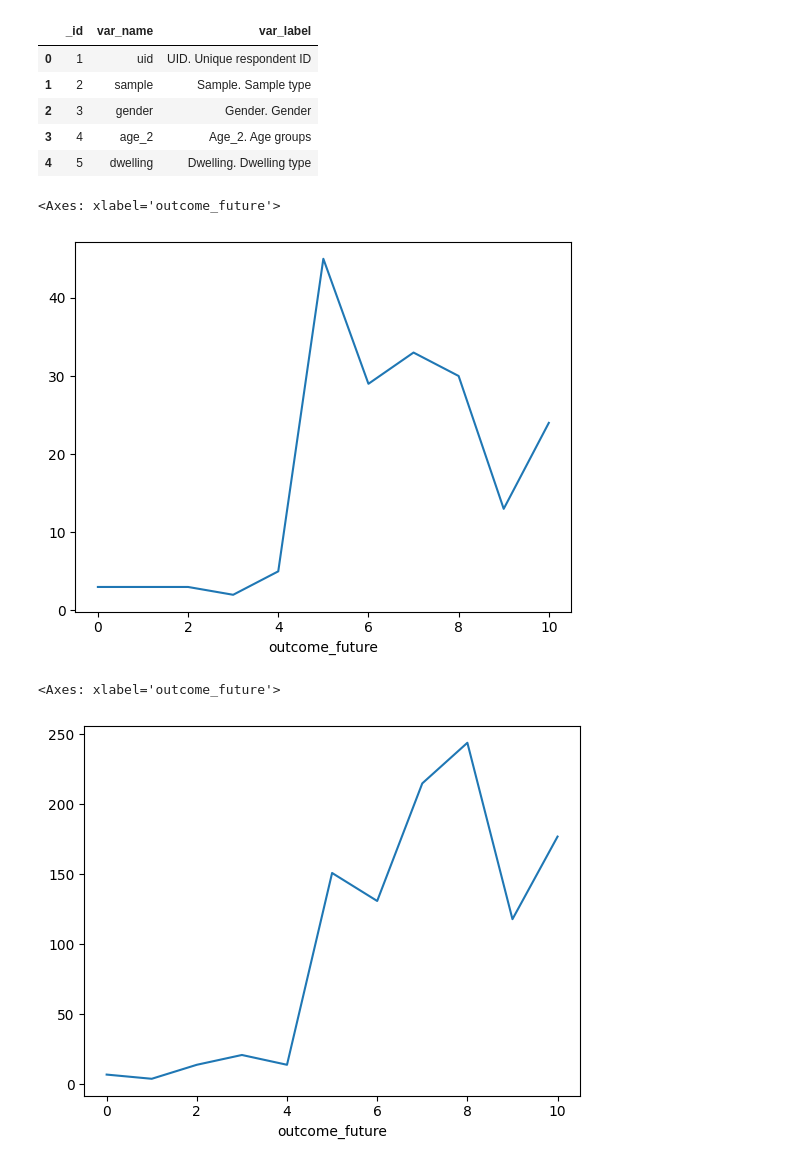
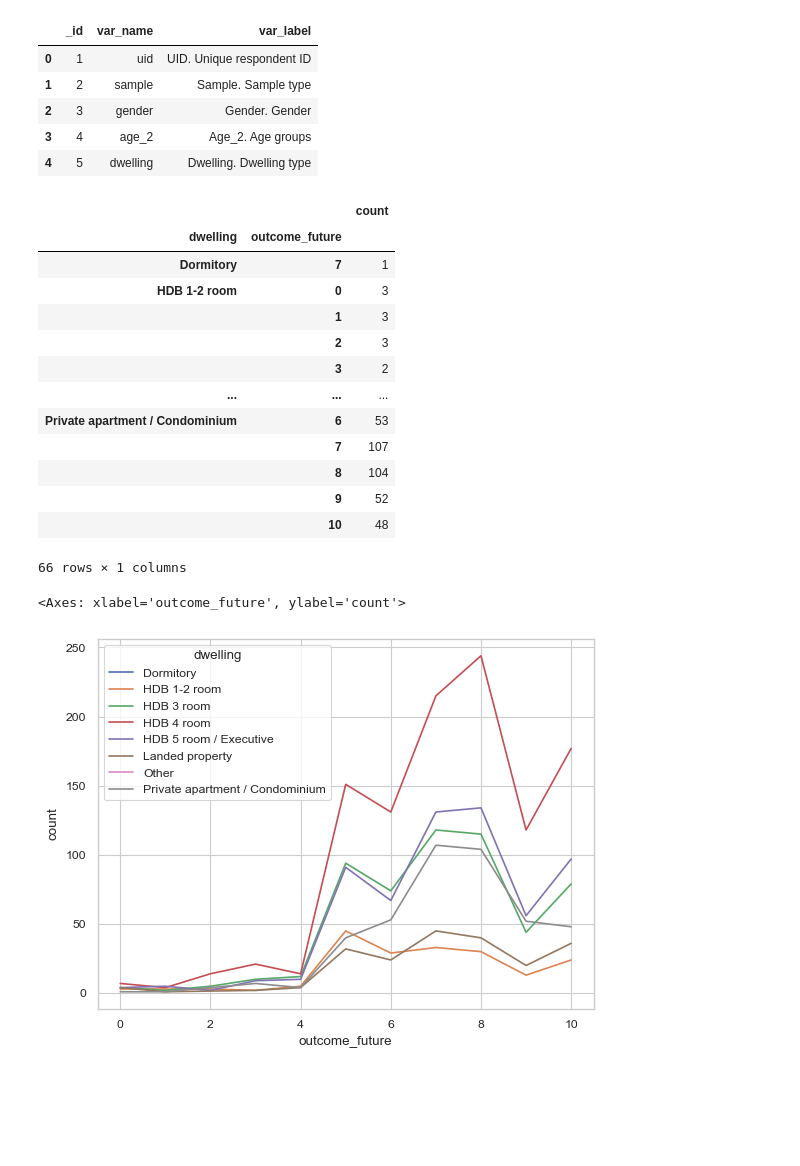
Before and after one commit to lesterlxy/JDE_interim, a Jupyter notebook: socialvalues.ipynb, the cells around one changed output. Cells and saved outputs as stored; diff of their text form; code cells hidden in the pictures; blank space fills up the shorter version.

Commit message:
add visualizations

```diff
--- a/socialvalues.ipynb
+++ b/socialvalues.ipynb
@@ -58,14 +118,27 @@ df["outcome_future"] = df["outcome_future"].astype(int)
 # %%
-response = df[["dwelling", "outcome_future"]].value_counts(sort=False)
-response["HDB 1-2 room"].plot()
+df_plot = df[["dwelling", "outcome_future"]].value_counts(sort=False)
+df_plot = pd.DataFrame(df_plot)
+df_plot
 # %% [output]
+|  |  | count |
+| dwelling | outcome_future |  |
+| Dormitory | 7 | 1 |
+| HDB 1-2 room | 0 | 3 |
+|  | 1 | 3 |
+|  | 2 | 3 |
+|  | 3 | 2 |
+| ... | ... | ... |
+| Private apartment / Condominium | 6 | 53 |
+|  | 7 | 107 |
+|  | 8 | 104 |
+|  | 9 | 52 |
+|  | 10 | 48 |
-<Axes: xlabel='outcome_future'>
+66 rows × 1 columns
-[figure, removed]
-# %%
-response["HDB 4 room"].plot()
-# %% [output]
-<Axes: xlabel='outcome_future'>
-[figure, removed]
+# %%
+sns.lineplot(df_plot, x="outcome_future", y="count", hue="dwelling")
+# %% [output]
+<Axes: xlabel='outcome_future', ylabel='count'>
+[figure, added]
 # %%
 ylabel = df_desc[df_desc["var_name"]=="outcome_future"]["var_label"]
 df.groupby("dwelling").outcome_future.mean().plot(kind="bar", ylabel=ylabel)
```
Also changed, not shown: parts of 14 cells of this notebook.
